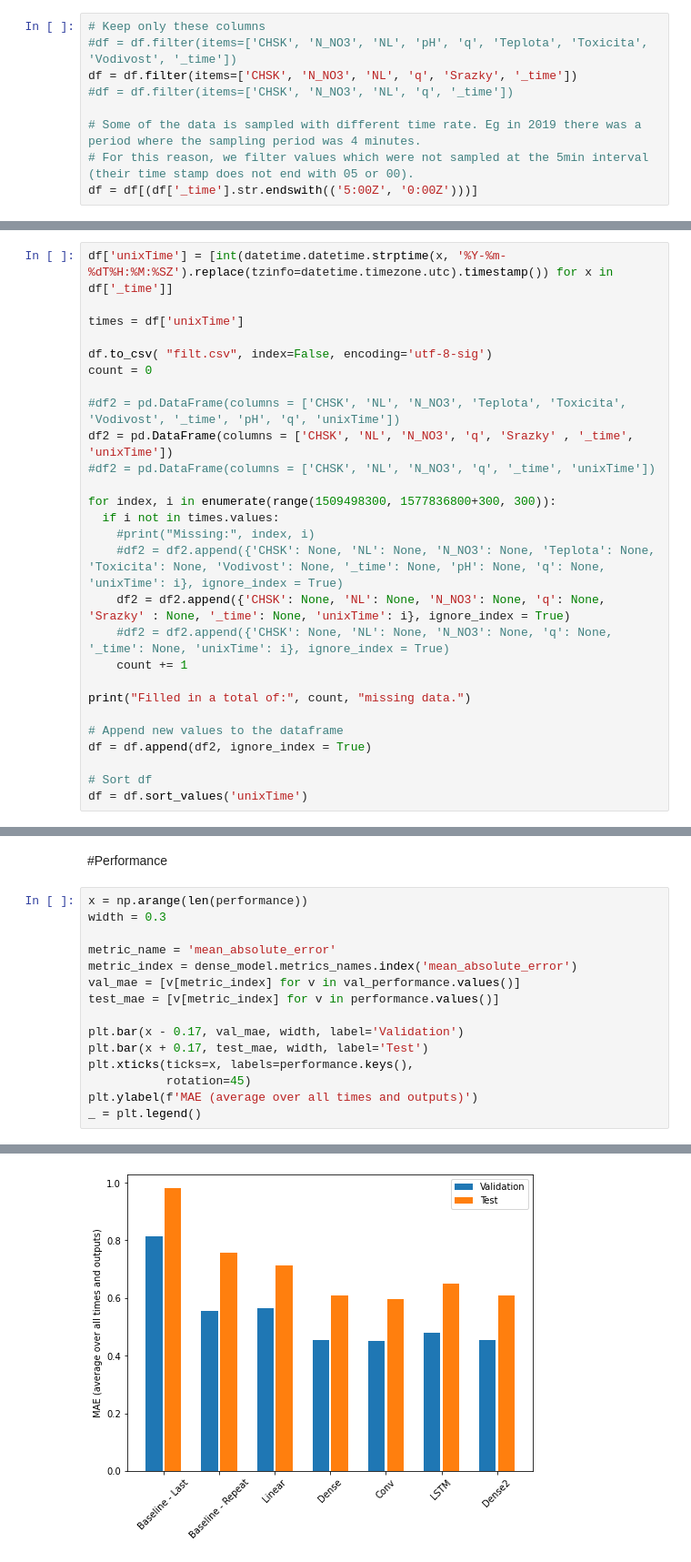
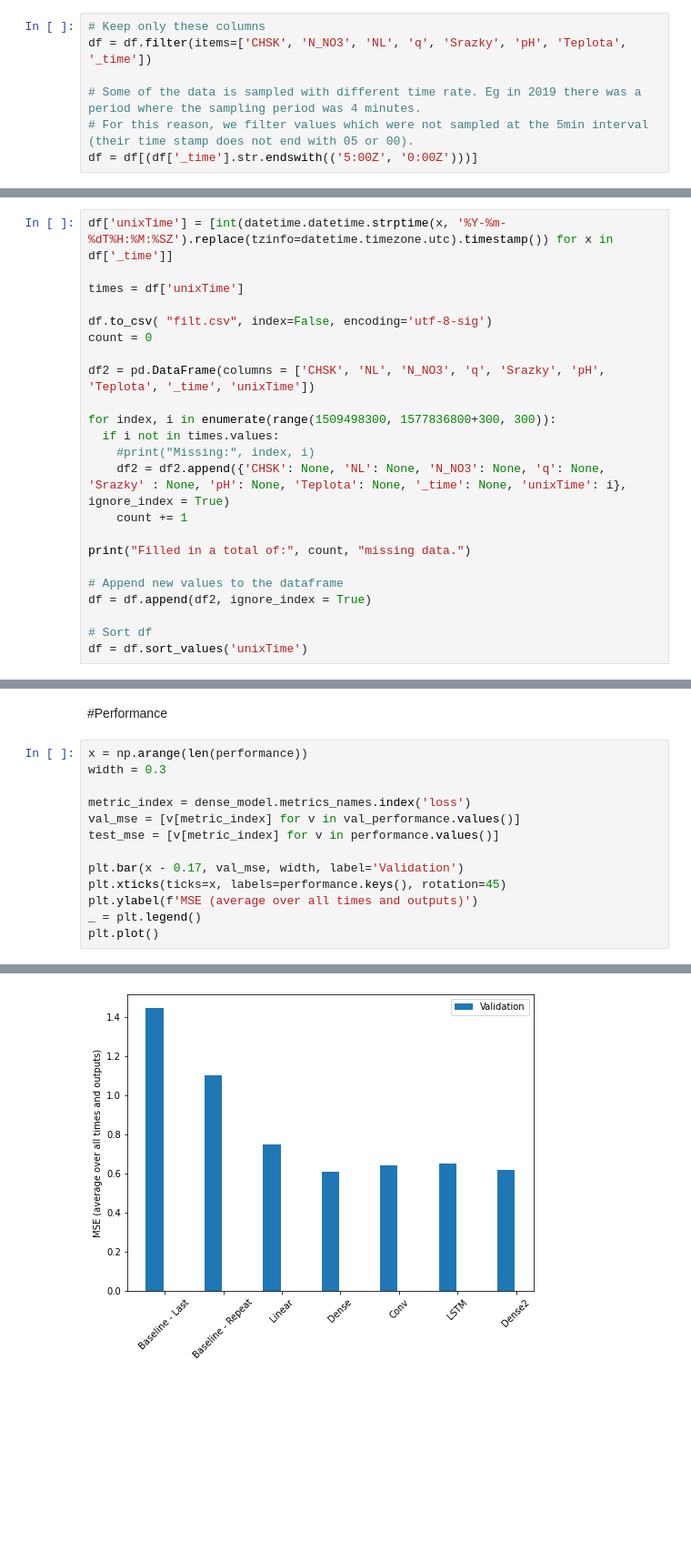
Before and after one commit to Jakub-Svoboda/VDT-predictive-NN, a Jupyter notebook: vdt.ipynb, the cells around one changed output, grey strips where cells are left out. Shown at 91% size. Saved outputs shown, nothing was run; the diff lists cells and outputs as text; blank space fills up the shorter version.

Commit message:
Switched the performance visualization to MSE from MAE to better correspond to the loss and the goals of the models.

```diff
--- a/vdt.ipynb
+++ b/vdt.ipynb
@@ -107,9 +107,7 @@ for index, row in df.iterrows():
 print(f'Processed {df.shape[0]} lines, found a total of', problemsCount, "problematic values/gaps.")
 # %%
 # Keep only these columns
-#df = df.filter(items=['CHSK', 'N_NO3', 'NL', 'pH', 'q', 'Teplota', 'Toxicita', 'Vodivost', '_time'])
-df = df.filter(items=['CHSK', 'N_NO3', 'NL', 'q', 'Srazky', '_time'])
-#df = df.filter(items=['CHSK', 'N_NO3', 'NL', 'q', '_time'])
+df = df.filter(items=['CHSK', 'N_NO3', 'NL', 'q', 'Srazky', 'pH', 'Teplota', '_time'])
 
 # Some of the data is sampled with different time rate. Eg in 2019 there was a period where the sampling period was 4 minutes.
 # For this reason, we filter values which were not sampled at the 5min interval (their time stamp does not end with 05 or 00).
@@ -141,16 +139,12 @@ times = df['unixTime']
 df.to_csv( "filt.csv", index=False, encoding='utf-8-sig')
 count = 0
 
-#df2 = pd.DataFrame(columns = ['CHSK', 'NL', 'N_NO3', 'Teplota', 'Toxicita', 'Vodivost', '_time', 'pH', 'q', 'unixTime'])
-df2 = pd.DataFrame(columns = ['CHSK', 'NL', 'N_NO3', 'q', 'Srazky' , '_time', 'unixTime'])
-#df2 = pd.DataFrame(columns = ['CHSK', 'NL', 'N_NO3', 'q', '_time', 'unixTime'])
+df2 = pd.DataFrame(columns = ['CHSK', 'NL', 'N_NO3', 'q', 'Srazky', 'pH', 'Teplota', '_time', 'unixTime'])
 
 for index, i in enumerate(range(1509498300, 1577836800+300, 300)):
   if i not in times.values:
     #print("Missing:", index, i)
-    #df2 = df2.append({'CHSK': None, 'NL': None, 'N_NO3': None, 'Teplota': None, 'Toxicita': None, 'Vodivost': None, '_time': None, 'pH': None, 'q': None, 'unixTime': i}, ignore_index = True)
-    df2 = df2.append({'CHSK': None, 'NL': None, 'N_NO3': None, 'q': None, 'Srazky' : None, '_time': None, 'unixTime': i}, ignore_index = True)
-    #df2 = df2.append({'CHSK': None, 'NL': None, 'N_NO3': None, 'q': None, '_time': None, 'unixTime': i}, ignore_index = True)
+    df2 = df2.append({'CHSK': None, 'NL': None, 'N_NO3': None, 'q': None, 'Srazky' : None, 'pH': None, 'Teplota': None, '_time': None, 'unixTime': i}, ignore_index = True)
     count += 1
 
 print("Filled in a total of:", count, "missing data.")
@@ -781,15 +781,13 @@ window.plot(dense_model2, plotCol='q')
 x = np.arange(len(performance))
 width = 0.3
 
-metric_name = 'mean_absolute_error'
-metric_index = dense_model.metrics_names.index('mean_absolute_error')
-val_mae = [v[metric_index] for v in val_performance.values()]
-test_mae = [v[metric_index] for v in performance.values()]
+metric_index = dense_model.metrics_names.index('loss')
+val_mse = [v[metric_index] for v in val_performance.values()]
+test_mse = [v[metric_index] for v in performance.values()]
 
-plt.bar(x - 0.17, val_mae, width, label='Validation')
-plt.bar(x + 0.17, test_mae, width, label='Test')
-plt.xticks(ticks=x, labels=performance.keys(),
-           rotation=45)
-plt.ylabel(f'MAE (average over all times and outputs)')
+plt.bar(x - 0.17, val_mse, width, label='Validation')
+plt.xticks(ticks=x, labels=performance.keys(), rotation=45)
+plt.ylabel(f'MSE (average over all times and outputs)')
 _ = plt.legend()
+plt.plot()
 # %% [output]
@@ -796 +795 @@ _ = plt.legend()
-[figure, old version]
+[figure, new version]
```
Also changed, not shown: parts of 26 cells of this notebook.
